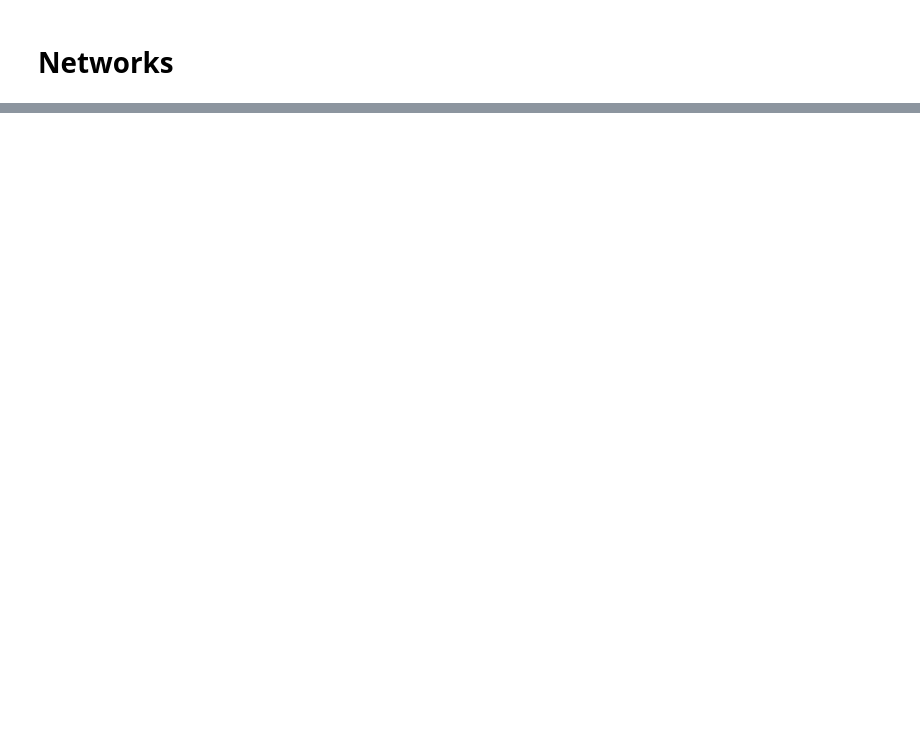
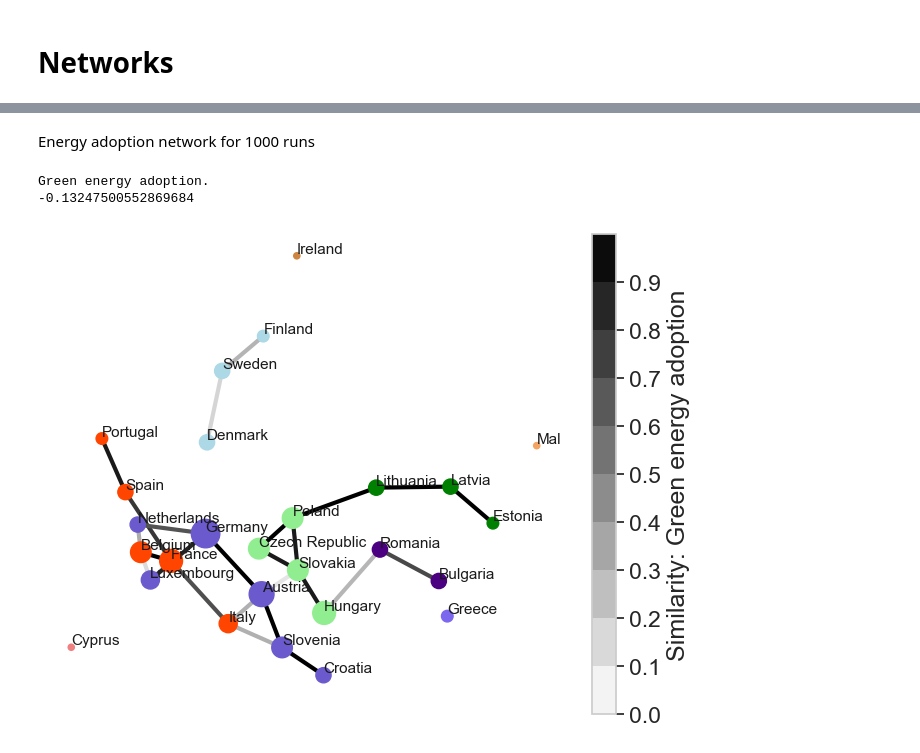
Before and after one commit to PaulHosek/Agent_based_modeling, a Jupyter notebook: Experiments.ipynb, the cells around one changed output, grey strips where cells are left out. Drawn from its saved outputs; the diff is of its cells as text; code cells hidden in the pictures; blank space fills up the shorter version.

```diff
--- a/Experiments.ipynb
+++ b/Experiments.ipynb
@@ -350,0 +349,12 @@ plt.savefig("figures/Ex2_network.svg",dpi=300,bbox_inches='tight')
+# %% [markdown]
+Energy adoption network for 1000 runs
+# %%
+clean_adoption = a_data.pivot_table(values='Clean_adoption', columns='AgentID', index='Step')
+plot_network(clean_adoption.iloc[999].to_dict(), "Similarity: Green energy adoption",fname="network_adop_def_cluster")
+# plt.savefig("figures/Network_adoption_cluster.svg",dpi=300,bbox_inches='tight')
+print("Green energy adoption.")
+print(network_analysis.estimate_modularity(clean_adoption.iloc[0].to_dict())-network_analysis.estimate_modularity(clean_adoption.iloc[999].to_dict()))
+# %% [output]
+Green energy adoption.
+-0.13247500552869684
+[figure, added]
```
Also changed, not shown: parts of 35 cells of this notebook, 1 other file.
